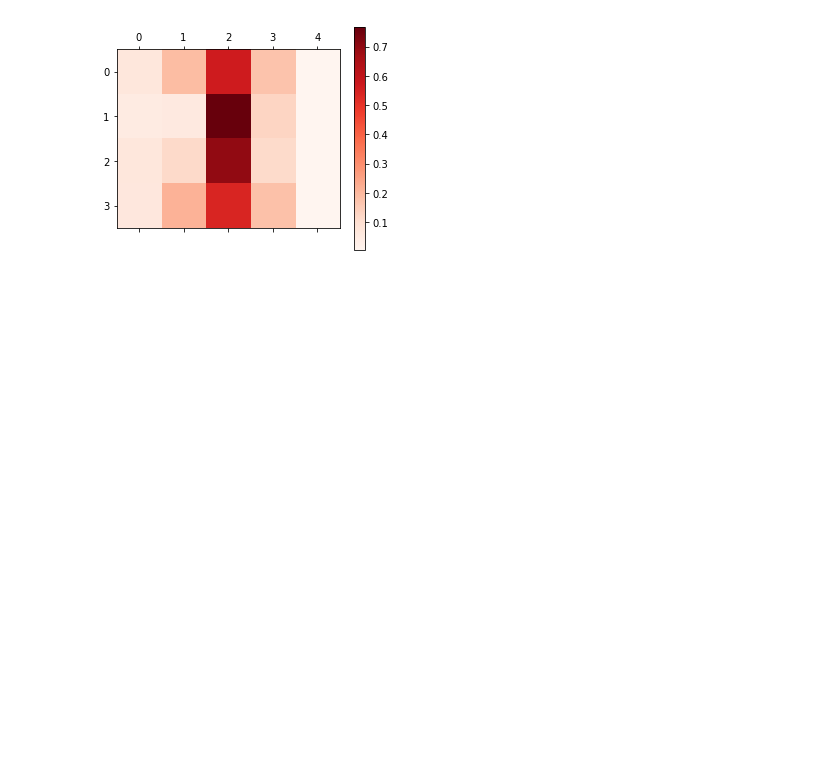
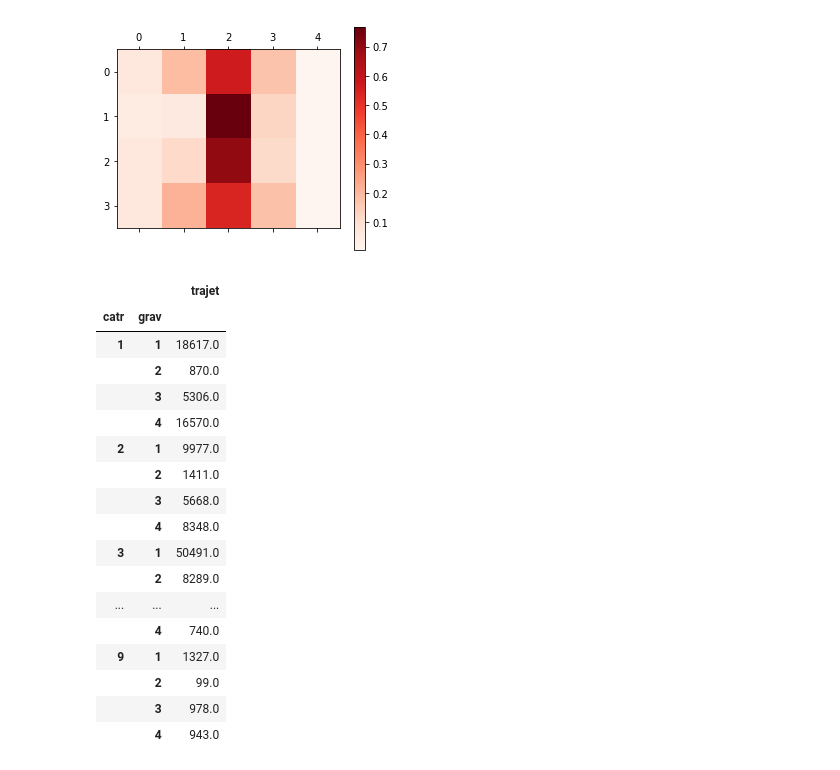
Before and after one commit to ericbenhamou/MASH_IPJ_2018, a Jupyter notebook: Rapport.ipynb, the cells around one changed output. Drawn from its saved outputs; the diff is of its cells as text; code cells hidden in the pictures; blank space fills up the shorter version.

```diff
--- a/Rapport.ipynb
+++ b/Rapport.ipynb
@@ -197,3 +212,24 @@ grav
 3     0.067915  0.115406  0.699505  0.112155  0.005018
 4     0.064550  0.212867  0.540288  0.177047  0.005249
 [figure]
+# %%
+pd.pivot_table(table,index=["catr","grav"],values=["trajet"],aggfunc=np.sum)
+# %% [output]
+|  |  | trajet |
+| catr | grav |  |
+| 1 | 1 | 18617.0 |
+|  | 2 | 870.0 |
+|  | 3 | 5306.0 |
+|  | 4 | 16570.0 |
+| 2 | 1 | 9977.0 |
+|  | 2 | 1411.0 |
+|  | 3 | 5668.0 |
+|  | 4 | 8348.0 |
+| 3 | 1 | 50491.0 |
+|  | 2 | 8289.0 |
+| ... | ... | ... |
+|  | 4 | 740.0 |
+| 9 | 1 | 1327.0 |
+|  | 2 | 99.0 |
+|  | 3 | 978.0 |
+|  | 4 | 943.0 |
```
Also changed, not shown: parts of 5 cells of this notebook.
